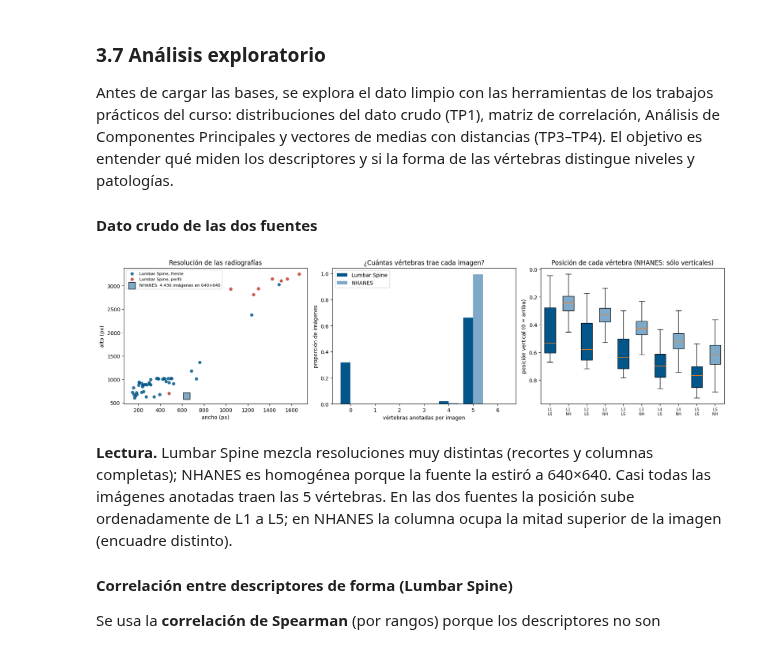
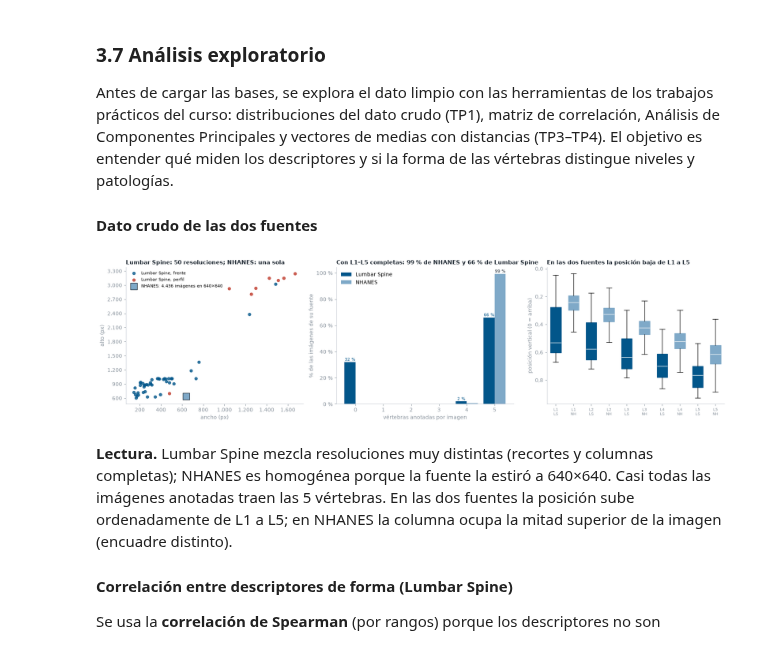
Before and after one commit to marcoskantor/Curso_Introduccion_Ingenieria_Datos, a Jupyter notebook: Proyecto_final.ipynb, the cells around one changed output. Cells and saved outputs as stored; diff of their text form; code cells hidden in the pictures.

```diff
--- a/Proyecto_final.ipynb
+++ b/Proyecto_final.ipynb
@@ -592,11 +658,11 @@ ejemplo = anotaciones.groupby("archivo")["vertebra"].nunique().idxmax()
 img_path = next(RAW.rglob(ejemplo))
 fig, ax = plt.subplots(figsize=(6, 7))
 ax.imshow(Image.open(img_path), cmap="gray")
-colores = plt.cm.viridis(np.linspace(0, 1, len(CLASES)))
+colores = plt.cm.Blues(np.linspace(0.45, 0.95, len(CLASES)))   # secuencial: el orden L1→L5 es ordinal
 for a in anotaciones[anotaciones.archivo == ejemplo].itertuples():
     pts = vertices[(vertices.archivo == ejemplo) & (vertices.linea == a.linea)].sort_values("orden")
     ax.fill(pts.x_px, pts.y_px, alpha=0.35, color=colores[a.orden])
     ax.text(a.cx, a.cy, a.vertebra, color="white", ha="center", va="center", fontweight="bold")
-ax.set_title(ejemplo[:40]); ax.axis("off")
+ax.set_title("Los polígonos caen sobre los cuerpos vertebrales,\nde L1 (arriba) a L5 (abajo)"); ax.axis("off")
 plt.tight_layout(); plt.show()
 # %% [output]
@@ -905,42 +996,50 @@ Antes de cargar las bases, se explora el dato limpio con las herramientas de los
 
 #### Dato crudo de las dos fuentes
 # %%
-PAL = {"azul": "#02568A", "claro": "#7FA9C8", "gris": "#C9CED6", "rojo": "#C0392B"}
 fig, axes = plt.subplots(1, 3, figsize=(17, 4.6))
 
 ax = axes[0]
 for vista, color in [("frente", PAL["azul"]), ("perfil", PAL["rojo"])]:
     t = imagenes[imagenes["vista"] == vista]
     ax.scatter(t.ancho_px, t.alto_px, s=28, color=color, label=f"Lumbar Spine, {vista}", alpha=0.8)
-ax.scatter([640], [640], s=160, marker="s", color=PAL["claro"], edgecolor="black",
+ax.scatter([640], [640], s=160, marker="s", color=PAL["claro"], edgecolor=PAL["tinta"],
            label=f"NHANES: {len(img2):,} imágenes en 640×640".replace(",", "."))
-ax.set_xlabel("ancho (px)"); ax.set_ylabel("alto (px)"); ax.set_title("Resolución de las radiografías")
+entero(ax, "x"); entero(ax, "y")
+ax.set_xlabel("ancho (px)"); ax.set_ylabel("alto (px)")
+ax.set_title(f"Lumbar Spine: {imagenes.groupby(['ancho_px', 'alto_px']).ngroups} resoluciones; NHANES: una sola")
 ax.legend(fontsize=8)
 
 ax = axes[1]
 n1 = anotaciones.groupby("archivo", observed=True).size().reindex(imagenes["archivo"].astype(str), fill_value=0)
 n2 = anot2.groupby("archivo").size().reindex(img2["archivo"], fill_value=0)
-bins = np.arange(-0.5, 6.6, 1)
-ax.hist([n1.values, n2.values], bins=bins, density=True, color=[PAL["azul"], PAL["claro"]],
-        label=["Lumbar Spine", "NHANES"])
-ax.set_xlabel("vértebras anotadas por imagen"); ax.set_ylabel("proporción de imágenes")
-ax.set_title("¿Cuántas vértebras trae cada imagen?"); ax.legend()
+k = np.arange(0, len(CLASES) + 1)                      # 0 a 5 vértebras: categorías enteras
+p1 = 100 * n1.value_counts(normalize=True).reindex(k, fill_value=0)
+p2 = 100 * n2.value_counts(normalize=True).reindex(k, fill_value=0)
+ax.bar(k - 0.2, p1, 0.4, color=PAL["azul"], label="Lumbar Spine")
+ax.bar(k + 0.2, p2, 0.4, color=PAL["claro"], label="NHANES")
+for x, a, b in zip(k, p1, p2):
+    if a >= 1: ax.text(x - 0.2, a + 1, f"{a:.0f} %", ha="center", fontsize=8, color=PAL["azul"])
+    if b >= 1: ax.text(x + 0.2, b + 1, f"{b:.0f} %", ha="center", fontsize=8, color=PAL["tinta"])
+ax.set_xticks(k); ax.set_xlabel("vértebras anotadas por imagen")
+ax.yaxis.set_major_formatter(FuncFormatter(lambda v, _: f"{v:.0f} %")); ax.set_ylabel("% de las imágenes de su fuente")
+ax.set_title(f"Con L1–L5 completas: {p2[5]:.0f} % de NHANES y {p1[5]:.0f} % de Lumbar Spine")
+ax.legend()
 
 ax = axes[2]
 vert_n = anot2[anot2["archivo"].map(img2.set_index("archivo")["orientacion"]) == "vertical"]
 datos, etiquetas, colores = [], [], []
 for v in CLASES:
     datos += [anotaciones.loc[anotaciones.vertebra == v, "cy_rel"], vert_n.loc[vert_n.vertebra == v, "cy_rel"]]
     etiquetas += [f"{v}\nLS", f"{v}\nNH"]; colores += [PAL["azul"], PAL["claro"]]
-bp = ax.boxplot(datos, patch_artist=True, widths=0.6, showfliers=False)
+bp = ax.boxplot(datos, patch_artist=True, widths=0.6, showfliers=False, medianprops=dict(color="white"))
 for caja, c in zip(bp["boxes"], colores):
-    caja.set_facecolor(c)
+    caja.set(facecolor=c, edgecolor=c)
 ax.set_xticks(range(1, len(etiquetas) + 1), etiquetas, fontsize=7)
-ax.invert_yaxis(); ax.set_ylabel("posición vertical (0 = arriba)")
-ax.set_title("Posición de cada vértebra (NHANES: sólo verticales)")
+ax.invert_yaxis(); ax.set_ylabel("posición vertical (0 = arriba)"); ax.yaxis.set_major_formatter(coma(1))
+ax.set_title("En las dos fuentes la posición baja de L1 a L5")
 plt.tight_layout(); plt.show()
 # %% [output]
-[figure, old version]
+[figure, new version]
 # %% [markdown]
 **Lectura.** Lumbar Spine mezcla resoluciones muy distintas (recortes y columnas completas); NHANES es homogénea porque la fuente la estiró a 640×640. Casi todas las imágenes anotadas traen las 5 vértebras. En las dos fuentes la posición sube ordenadamente de L1 a L5; en NHANES la columna ocupa la mitad superior de la imagen (encuadre distinto).
 
```
Also changed, not shown: parts of 23 cells of this notebook, 21 other files.
